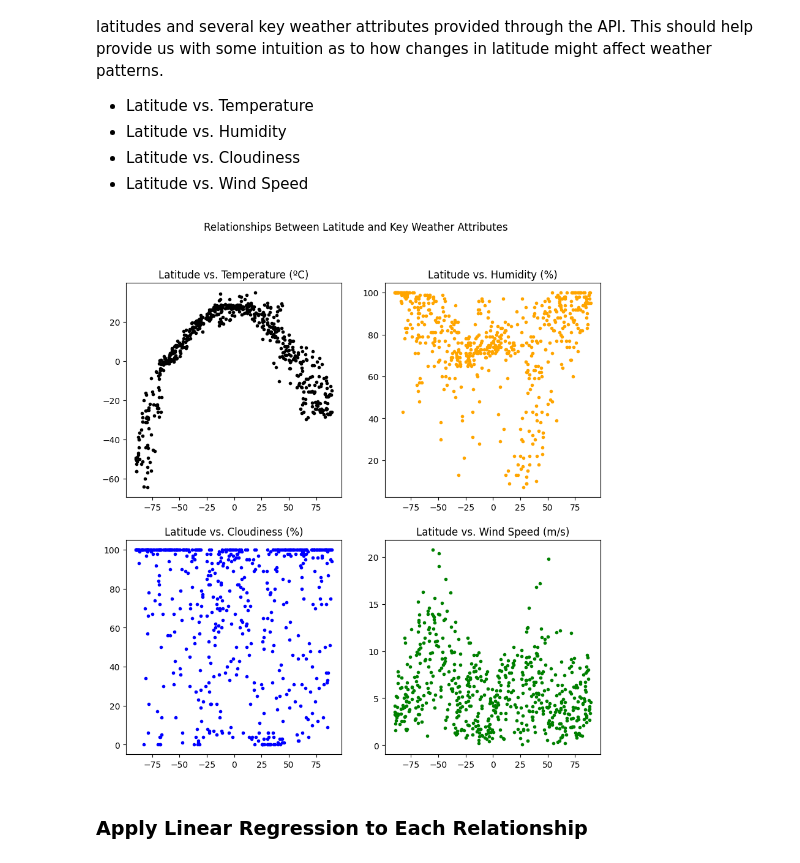
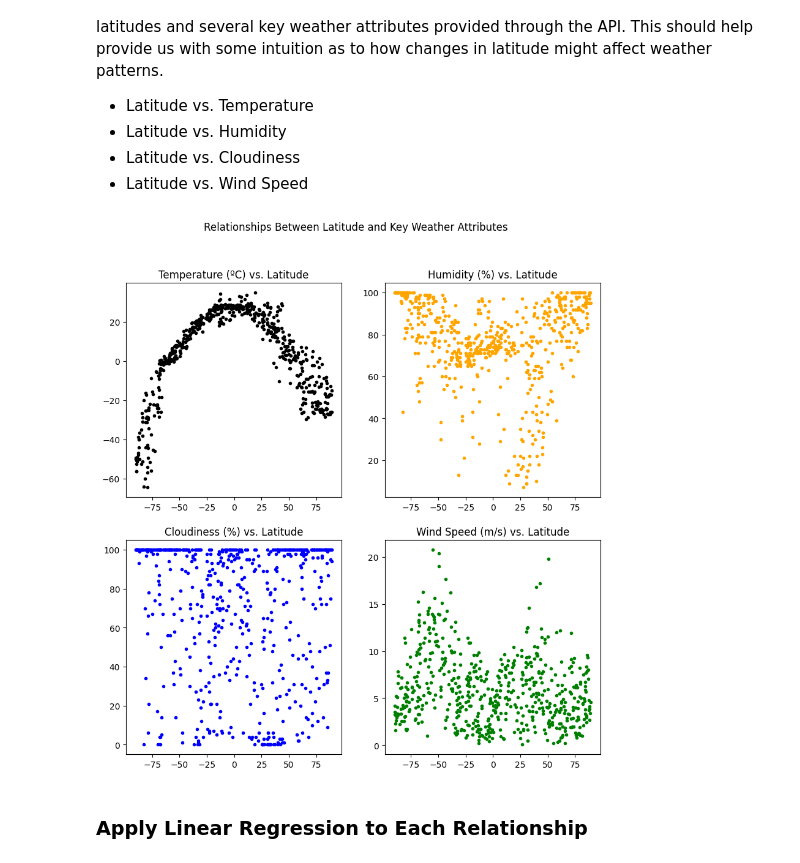
Before and after one commit to dmldatasci/citipy-geoapify-apis, a Jupyter notebook: WeatherPy.ipynb, the cells around one changed output. Drawn from its saved outputs; the diff is of its cells as text; code cells hidden in the pictures.

```diff
--- a/WeatherPy.ipynb
+++ b/WeatherPy.ipynb
@@ -139,21 +135,21 @@ We can use the data from OpenWeatherMap to visulize relationaships between city
 # %%
 # display a latitude vs. temperature scatter plot
 fig, axs = plt.subplots(2, 2, figsize=(10, 10))
 fig.suptitle('Relationships Between Latitude and Key Weather Attributes')
 axs[0, 0].scatter(city_weather_df['Latitude'], city_weather_df['Temperature (Max)'] - 273.15, c='black', marker='.')
-axs[0, 0].set_title('Latitude vs. Temperature (ºC)')
+axs[0, 0].set_title('Temperature (ºC) vs. Latitude')
 axs[0, 1].scatter(city_weather_df['Latitude'], city_weather_df['Humidity'], c='orange', marker='.')
-axs[0, 1].set_title('Latitude vs. Humidity (%)')
+axs[0, 1].set_title('Humidity (%) vs. Latitude')
 axs[1, 0].scatter(city_weather_df['Latitude'], city_weather_df['Cloudiness'], c='blue', marker='.')
-axs[1, 0].set_title('Latitude vs. Cloudiness (%)')
+axs[1, 0].set_title('Cloudiness (%) vs. Latitude')
 axs[1, 1].scatter(city_weather_df['Latitude'], city_weather_df['Wind Speed'], c='green', marker='.')
-axs[1, 1].set_title('Latitude vs. Wind Speed (m/s)')
+axs[1, 1].set_title('Wind Speed (m/s) vs. Latitude')
 
 # save and display
 fig.savefig("output_data/ScatterPlotFigure.png")
 fig.show()
 # %% [output]
-[figure, old version]
+[figure, new version]
 # %% [markdown]
 ### Apply Linear Regression to Each Relationship
 # %%
```
Also changed, not shown: parts of 3 cells of this notebook, 6 other files.
